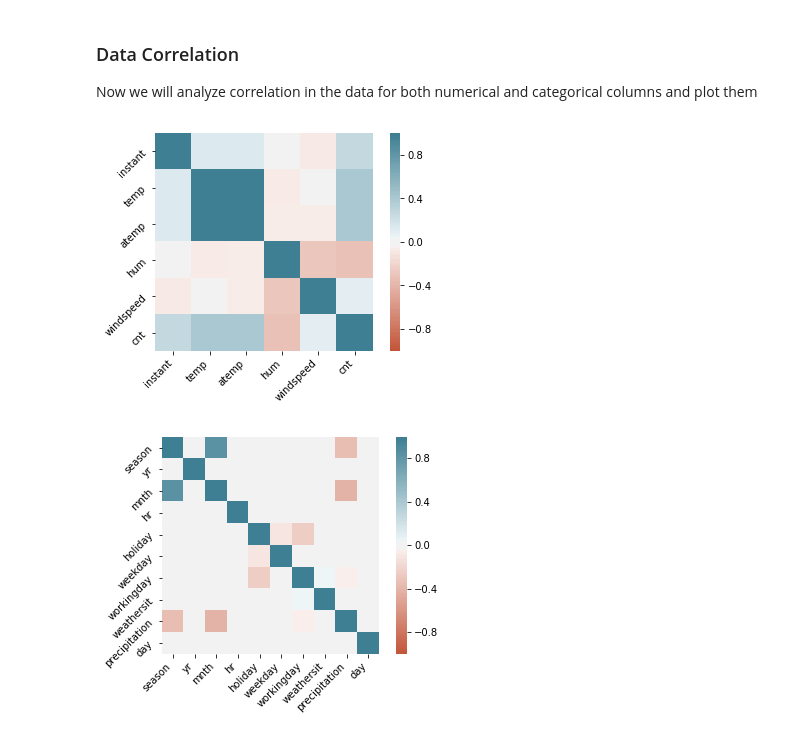
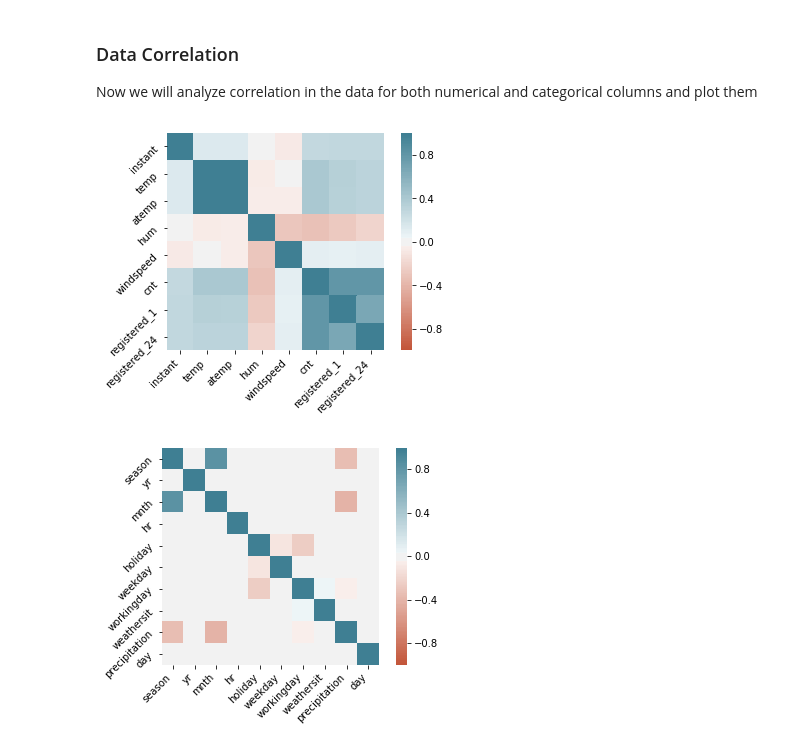
Before and after one commit to victorvu14/Victor_Vu_Dask, a Jupyter notebook: VictorVu_Dask.ipynb, the cells around one changed output. Cells and saved outputs as stored; diff of their text form; code cells hidden in the pictures.

```diff
--- a/VictorVu_Dask.ipynb
+++ b/VictorVu_Dask.ipynb
@@ -440,23 +442,23 @@ Now we will analyze correlation in the data for both numerical and categorical c
 # %%
 correlation = data.corr()
 # %%
-names = ['instant','temp','atemp','hum','windspeed','cnt']
+names = ['instant','temp','atemp','hum','windspeed','cnt','registered_1','registered_24']
 ax = sns.heatmap(
     correlation,
     vmin=-1, vmax=1, center=0,
     cmap=sns.diverging_palette(20, 220, n=200),
     square=True
 )
 ax.set_xticklabels(names,
     rotation=45,
     horizontalalignment='right'
 )
 
 ax.set_yticklabels(names,
     rotation=45
 );
 # %% [output]
-[figure, old version]
+[figure, new version]
 # %%
 categorical_corr = data[['season', 'yr','mnth','hr','holiday','weekday','workingday','weathersit','precipitation','day']].astype('int64').corr()
 # %%
```
Also changed, not shown: parts of 21 cells of this notebook.
